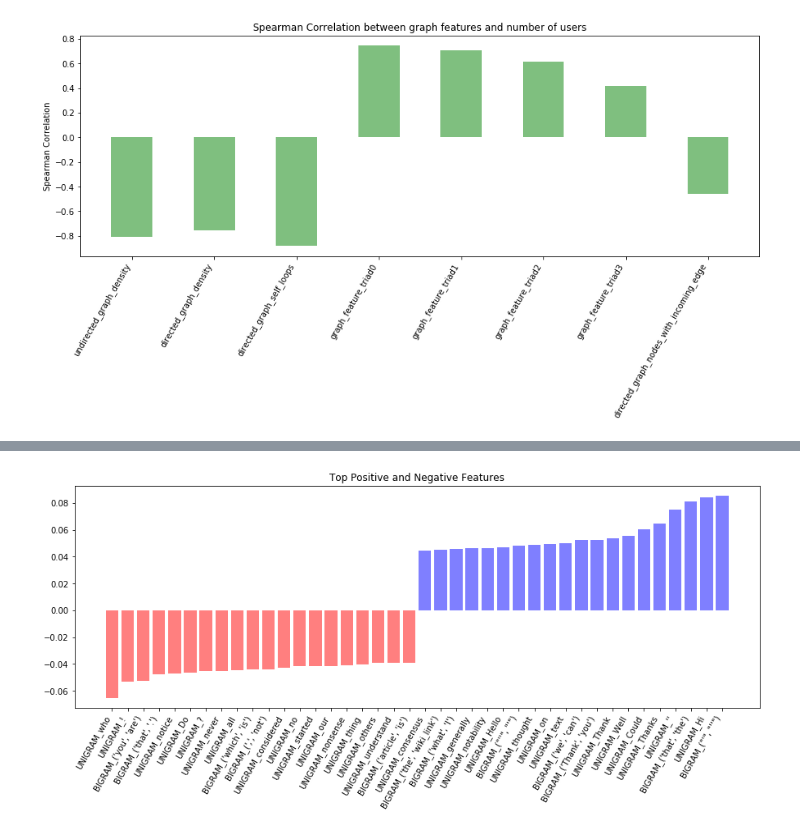
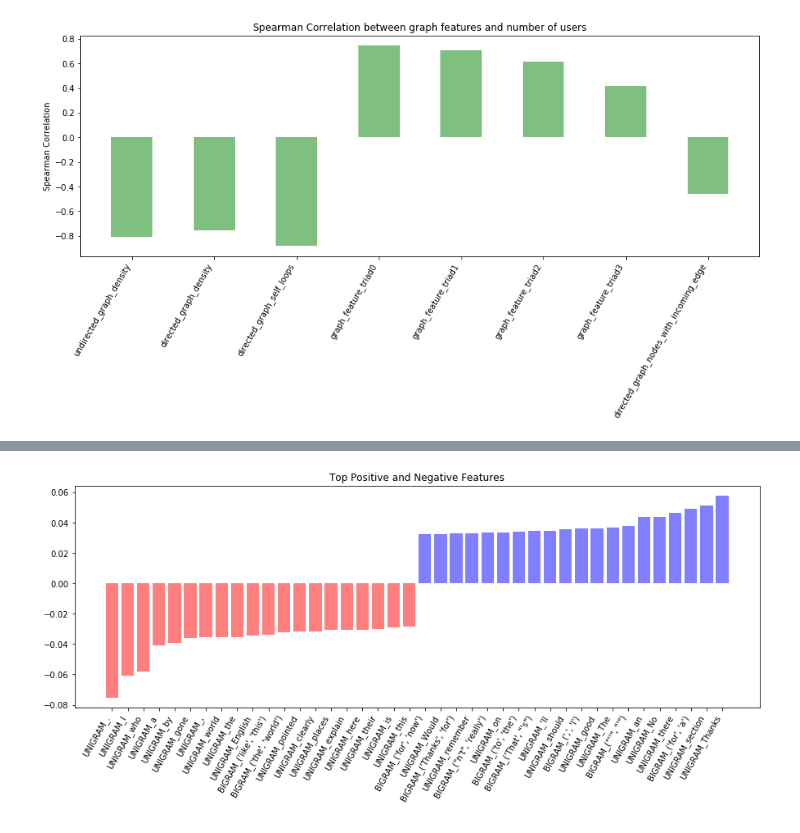
Before and after one commit to conversationai/wikidetox, a Jupyter notebook: conversation_classification/Baseline Testing-attacker_in_conv.ipynb, the cells around one changed output, grey strips where cells are left out. Drawn from its saved outputs; the diff is of its cells as text; code cells hidden in the pictures.

```diff
--- a/conversation_classification/Baseline Testing-attacker_in_conv.ipynb
+++ b/conversation_classification/Baseline Testing-attacker_in_conv.ipynb
@@ -166,7 +170,7 @@ def _get_action_features(document):
            'do/don\'t start': 0, 'has_thank': 0,  \
            'block_or_revert_section': 0}
     for key in LEXICONS.keys():
-        ret[key] = 0
+        ret['LEXICON_' + key] = 0
     actions = sorted(actions, key=lambda k: k['timestamp_in_sec'])[::-1]
     appeared_users = {}
     negative = 0
@@ -194,8 +198,8 @@ def _get_action_features(document):
                         'revert' in action['cleaned_content']
         ret['max_length'] = max(ret['max_length'], action['length'])
         if 'user_text' in action:
-            if action['user_text'] in appeared_users:
-                continue
+      #      if action['user_text'] in appeared_users:
+      #          continue
             appeared_users[action['user_text']] = 1
         ret['has_agree'] = ret['has_agree'] or action['has_agree']
         ret['has_disagree'] = ret['has_disagree'] or action['has_disagree']
@@ -246,7 +250,7 @@ def _get_action_features(document):
                 ret['has_polite'] = 1
 
         for key in LEXICONS.keys():
-            if action[key]: ret[key] = 1
+            if action['LEXICON_' + key]: ret[key] = 1
 
     return ret
 # %%
@@ -596,7 +600,7 @@ def train_svm(X, y):
 #    print scores
 # %%
 documents = []
-with open('/scratch/wiki_dumps/4-6_bad_convs/train.json') as f:
+with open('/scratch/wiki_dumps/expr_with_matching/%s/data/train.json'%(constraint)) as f:
     for line in f:
         conv_id, clss, conversation = json.loads(line)
         documents.append((conversation, clss))
@@ -716,7 +690,7 @@ plt.show()
 # %% [output]
 [figure]
 # %%
-X, y, feature_names = documents2feature_vectors(bow_features)
+X, y, feature_names = documents2feature_vectors(feature_sets)
 # %% [output]
 0
 1000
@@ -760,12 +730,14 @@ def plot_coefficients(classifier, feature_names, top_features=20):
     plt.xticks(np.arange(0, 2 * top_features), names[top_coefficients], rotation=60, ha='right')
     plt.title('Top Positive and Negative Features')
     plt.show()
+    return list(names[top_positive_coefficients]), list(names[top_negative_coefficients])
 # %%
-classifier = svm.LinearSVC(C=0.0008)
+classifier = svm.LinearSVC(C=0.0006)
 classifier.fit(X, y)
 plot_coefficients(classifier, feature_names)
+#0.630 (+/-0.007) for {'C': 0.0006}
 # %% [output]
-[figure, old version]
+[figure, new version]
 # %%
 classifier = svm.LinearSVC(C=0.0005)
 classifier.fit(X, y)
```
Also changed, not shown: parts of 17 cells of this notebook, 3 other files.
